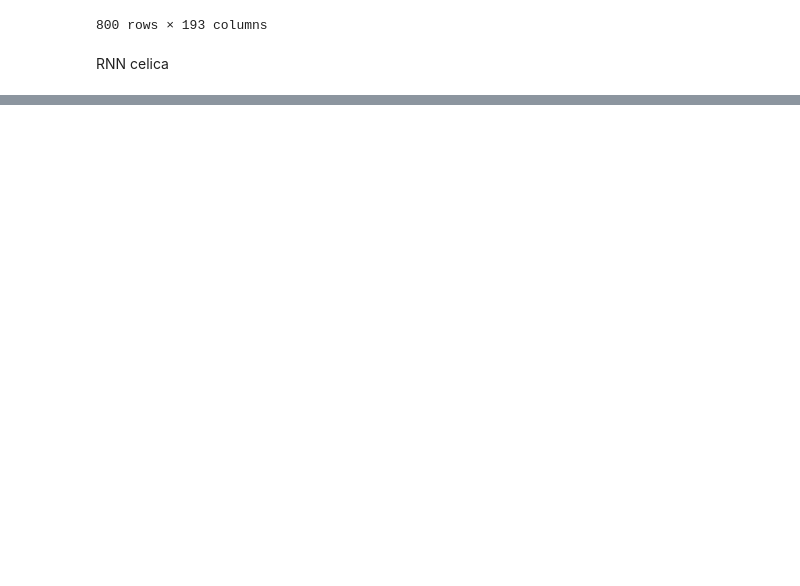
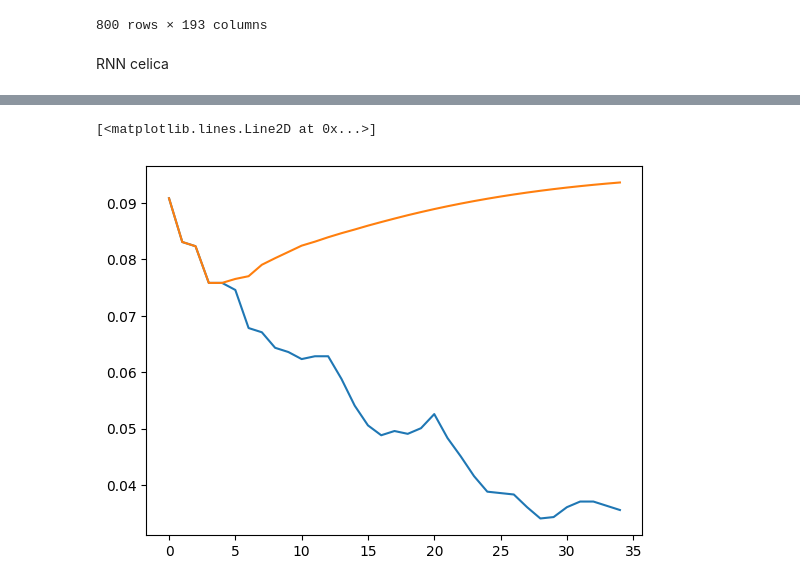
Before and after one commit to tadejpetric/nsu, a Jupyter notebook: dn5/naloga.ipynb, the cells around one changed output, grey strips where cells are left out. Drawn from its saved outputs; the diff is of its cells as text; code cells hidden in the pictures; blank space fills up the shorter version.

```diff
--- a/dn5/naloga.ipynb
+++ b/dn5/naloga.ipynb
@@ -30,3 +31,7 @@ data
 800 rows × 193 columns
 # %% [markdown]
 RNN celica
+# %%
+obcine = ["ljubljana", "maribor", "kranj", "koper", "celje", "novo_mesto", "velenje", "nova_gorica", "krško", "ptuj", "murska_sobota", "slovenj_gradec"]
+test_data = data[obcine]
+data = data.drop(obcine, axis=1)
@@ -34,3 +55,9 @@ RNN celica
 X = torch.tensor(data.to_numpy()).float()
 cities_count = int(X.shape[1])
 datapoints = int(X.shape[0])
+
+Xtest = torch.tensor(test_data.to_numpy()).float()
+cities_count_test = int(Xtest.shape[1])
+
+def rangen(n, layers=5):
+    return range(800-layers-n+1)
@@ -36,0 +67,10 @@ datapoints = int(X.shape[0])
+# %%
+n = 5
+batch_size = 16
+dset = create_dataset(X, batch_size, n)
+modelrnn = recurrent(1, 1, 20, n)
+criterion = torch.nn.L1Loss()
+optimiser = torch.optim.AdamW(modelrnn.parameters(), lr=0.003, weight_decay=0.005)
+epochs = 3
+
+modelrnn = train_recurrent(modelrnn, optimiser, criterion, dset, epochs)
@@ -36,0 +99,10 @@ datapoints = int(X.shape[0])
+# %%
+modelrnn.eval()
+start = 85
+n = 30
+mine = predict_n(Xtest, 5, start, modelrnn, n)
+plt.plot(Xtest[start:start+n+modelrnn.layers, 5])
+plt.plot(mine)
+# %% [output]
+[<matplotlib.lines.Line2D at 0x...>]
+[figure, added]
```
Also changed, not shown: parts of 23 cells of this notebook, 2 other files.
